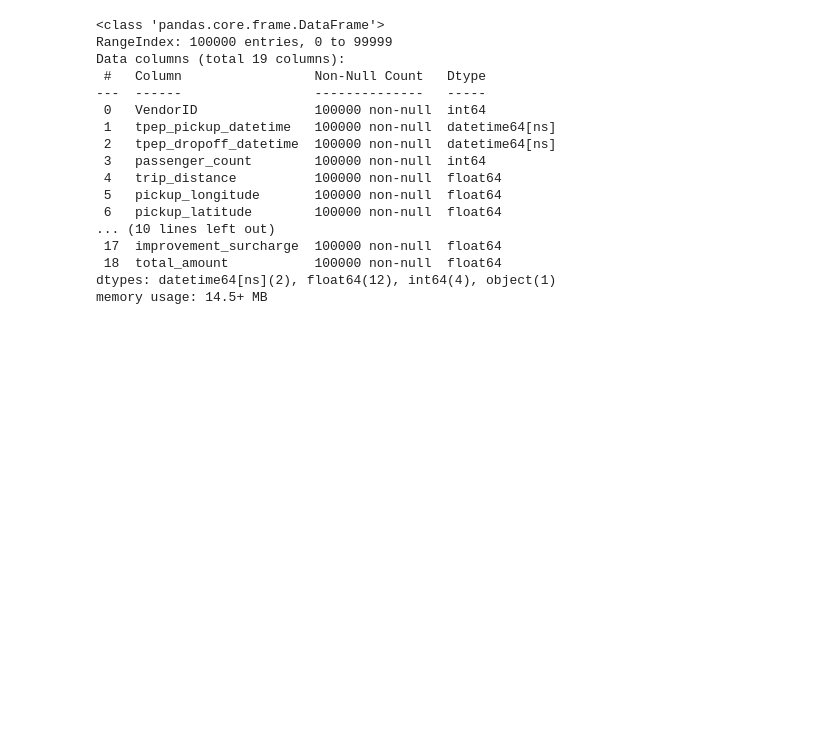
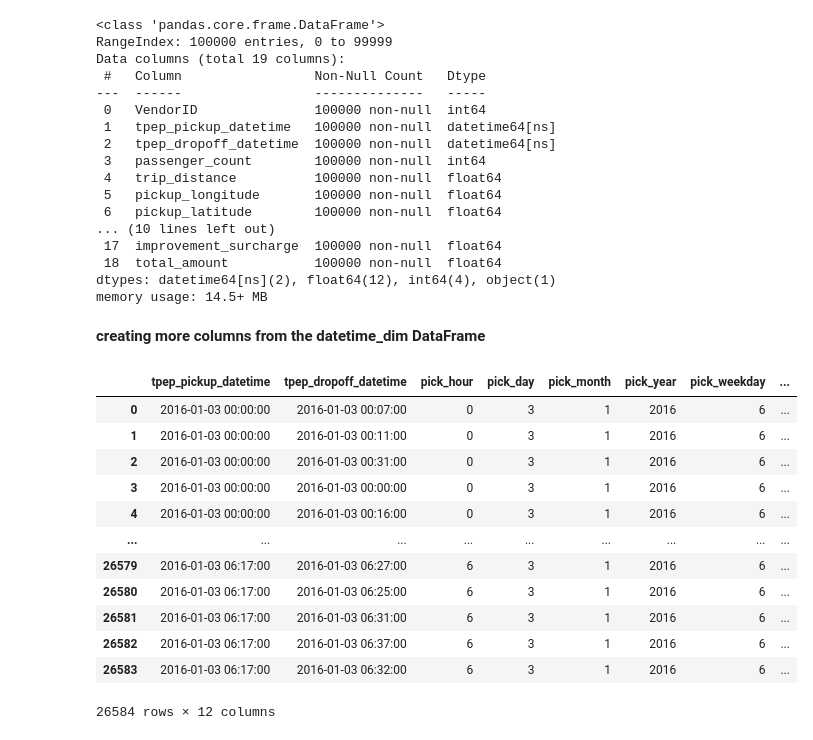
Before and after one commit to Beneroms/portfolio, a Jupyter notebook: UBER_ETL_PIPELINE_PROJECT.ipynb, the cells around one changed output. Drawn from its saved outputs; the diff is of its cells as text; code cells hidden in the pictures; blank space fills up the shorter version.

```diff
--- a/UBER_ETL_PIPELINE_PROJECT.ipynb
+++ b/UBER_ETL_PIPELINE_PROJECT.ipynb
@@ -63,3 +63,34 @@ Data columns (total 19 columns):
  18  total_amount           100000 non-null  float64
 dtypes: datetime64[ns](2), float64(12), int64(4), object(1)
 memory usage: 14.5+ MB
+# %% [markdown]
+**creating more columns from the datetime_dim DataFrame**
+# %%
+datetime_dim = df[['tpep_pickup_datetime','tpep_dropoff_datetime']].drop_duplicates().reset_index(drop=True)
+datetime_dim['pick_hour'] = datetime_dim['tpep_pickup_datetime'].dt.hour
+datetime_dim['pick_day'] = datetime_dim['tpep_pickup_datetime'].dt.day
+datetime_dim['pick_month'] = datetime_dim['tpep_pickup_datetime'].dt.month
+datetime_dim['pick_year'] = datetime_dim['tpep_pickup_datetime'].dt.year
+datetime_dim['pick_weekday'] = datetime_dim['tpep_pickup_datetime'].dt.weekday
+
+datetime_dim['drop_hour'] = datetime_dim['tpep_dropoff_datetime'].dt.hour
+datetime_dim['drop_day'] = datetime_dim['tpep_dropoff_datetime'].dt.day
+datetime_dim['drop_month'] = datetime_dim['tpep_dropoff_datetime'].dt.month
+datetime_dim['drop_year'] = datetime_dim['tpep_dropoff_datetime'].dt.year
+datetime_dim['drop_weekday'] = datetime_dim['tpep_dropoff_datetime'].dt.weekday
+# %%
+datetime_dim
+# %% [output]
+|  | tpep_pickup_datetime | tpep_dropoff_datetime | pick_hour | pick_day | pick_month | pick_year | pick_weekday | ... |
+| 0 | 2016-01-03 00:00:00 | 2016-01-03 00:07:00 | 0 | 3 | 1 | 2016 | 6 | ... |
+| 1 | 2016-01-03 00:00:00 | 2016-01-03 00:11:00 | 0 | 3 | 1 | 2016 | 6 | ... |
+| 2 | 2016-01-03 00:00:00 | 2016-01-03 00:31:00 | 0 | 3 | 1 | 2016 | 6 | ... |
+| 3 | 2016-01-03 00:00:00 | 2016-01-03 00:00:00 | 0 | 3 | 1 | 2016 | 6 | ... |
+| 4 | 2016-01-03 00:00:00 | 2016-01-03 00:16:00 | 0 | 3 | 1 | 2016 | 6 | ... |
+| ... | ... | ... | ... | ... | ... | ... | ... | ... |
+| 26579 | 2016-01-03 06:17:00 | 2016-01-03 06:27:00 | 6 | 3 | 1 | 2016 | 6 | ... |
+| 26580 | 2016-01-03 06:17:00 | 2016-01-03 06:25:00 | 6 | 3 | 1 | 2016 | 6 | ... |
+| 26581 | 2016-01-03 06:17:00 | 2016-01-03 06:31:00 | 6 | 3 | 1 | 2016 | 6 | ... |
+| 26582 | 2016-01-03 06:17:00 | 2016-01-03 06:37:00 | 6 | 3 | 1 | 2016 | 6 | ... |
+| 26583 | 2016-01-03 06:17:00 | 2016-01-03 06:32:00 | 6 | 3 | 1 | 2016 | 6 | ... |
+26584 rows × 12 columns
```
Also changed, not shown: parts of 13 cells of this notebook.
